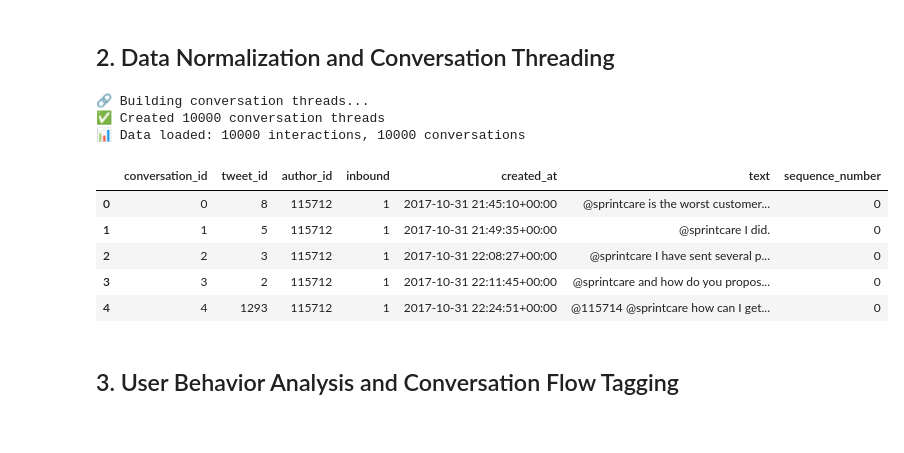
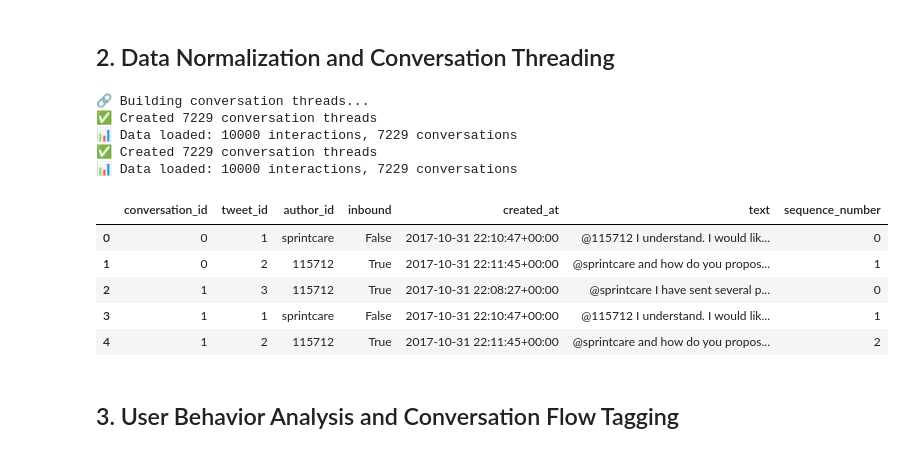
Before and after one commit to PRATHAM-SPS/Task_r, a Jupyter notebook: nba_system.ipynb, the cells around one changed output. Drawn from its saved outputs; the diff is of its cells as text; code cells hidden in the pictures.

```diff
--- a/nba_system.ipynb
+++ b/nba_system.ipynb
@@ -200,29 +219,16 @@ class ConversationProcessor:
     Processes conversations and creates conversation threads for analysis.
     """
 
-    def __init__(self, db_path: str):
-        self.db_path = db_path
+    def __init__(self, interactions_df: pd.DataFrame):
+        self.interactions_df = interactions_df
 
-    def load_interactions(self) -> pd.DataFrame:
-        """Load all interactions from database."""
-        conn = sqlite3.connect(self.db_path)
-        query = '''
-            SELECT * FROM interactions
-            ORDER BY author_id, created_at
-        '''
-        df = pd.read_sql_query(query, conn)
-        conn.close()
-
-        # Convert timestamp
-        df['created_at'] = pd.to_datetime(df['created_at'])
-
-        return df
-
-    def build_conversation_threads(self, df: pd.DataFrame) -> pd.DataFrame:
+    def build_conversation_threads(self) -> pd.DataFrame:
         """
         Build conversation threads by linking responses to original tweets.
         """
         print("🔗 Building conversation threads...")
+
+        df = self.interactions_df.copy()
 
         # Create conversation mapping
         conversations = []
@@ -262,43 +268,45 @@ class ConversationProcessor:
 
         def get_thread_recursive(tweet_id: str, sequence: int = 0):
             if tweet_id not in tweet_lookup:
                 return
 
             tweet = tweet_lookup[tweet_id]
             thread.append({
                 'tweet_id': tweet_id,
                 'author_id': tweet['author_id'],
                 'inbound': tweet['inbound'],
                 'created_at': tweet['created_at'],
                 'text': tweet['text'],
                 'sequence_number': sequence
             })
 
             # Find replies to this tweet
             replies = df[df['in_response_to_tweet_id'] == tweet_id]
             for _, reply in replies.iterrows():
                 get_thread_recursive(reply['tweet_id'], sequence + 1)
 
         get_thread_recursive(root_tweet_id)
         return sorted(thread, key=lambda x: x['sequence_number'])
 
 # Process conversations
-processor = ConversationProcessor(DB_PATH)
-interactions_df = processor.load_interactions()
-conversations_df = processor.build_conversation_threads(interactions_df)
+interactions_df = pipeline.get_interactions()
+processor = ConversationProcessor(interactions_df)
+conversations_df = processor.build_conversation_threads()
 
 print(f"📊 Data loaded: {len(interactions_df)} interactions, {conversations_df['conversation_id'].nunique()} conversations")
 conversations_df.head()
 # %% [output]
 🔗 Building conversation threads...
-✅ Created 10000 conversation threads
-📊 Data loaded: 10000 interactions, 10000 conversations
+✅ Created 7229 conversation threads
+📊 Data loaded: 10000 interactions, 7229 conversations
+✅ Created 7229 conversation threads
+📊 Data loaded: 10000 interactions, 7229 conversations
 |  | conversation_id | tweet_id | author_id | inbound | created_at | text | sequence_number |
-| 0 | 0 | 8 | 115712 | 1 | 2017-10-31 21:45:10+00:00 | @sprintcare is the worst customer... | 0 |
-| 1 | 1 | 5 | 115712 | 1 | 2017-10-31 21:49:35+00:00 | @sprintcare I did. | 0 |
-| 2 | 2 | 3 | 115712 | 1 | 2017-10-31 22:08:27+00:00 | @sprintcare I have sent several p... | 0 |
-| 3 | 3 | 2 | 115712 | 1 | 2017-10-31 22:11:45+00:00 | @sprintcare and how do you propos... | 0 |
-| 4 | 4 | 1293 | 115712 | 1 | 2017-10-31 22:24:51+00:00 | @115714 @sprintcare how can I get... | 0 |
+| 0 | 0 | 1 | sprintcare | False | 2017-10-31 22:10:47+00:00 | @115712 I understand. I would lik... | 0 |
+| 1 | 0 | 2 | 115712 | True | 2017-10-31 22:11:45+00:00 | @sprintcare and how do you propos... | 1 |
+| 2 | 1 | 3 | 115712 | True | 2017-10-31 22:08:27+00:00 | @sprintcare I have sent several p... | 0 |
+| 3 | 1 | 1 | sprintcare | False | 2017-10-31 22:10:47+00:00 | @115712 I understand. I would lik... | 1 |
+| 4 | 1 | 2 | 115712 | True | 2017-10-31 22:11:45+00:00 | @sprintcare and how do you propos... | 2 |
 # %% [markdown]
 ## 3. User Behavior Analysis and Conversation Flow Tagging
 # %%
```
Also changed, not shown: parts of 16 cells of this notebook, 1 other file.
